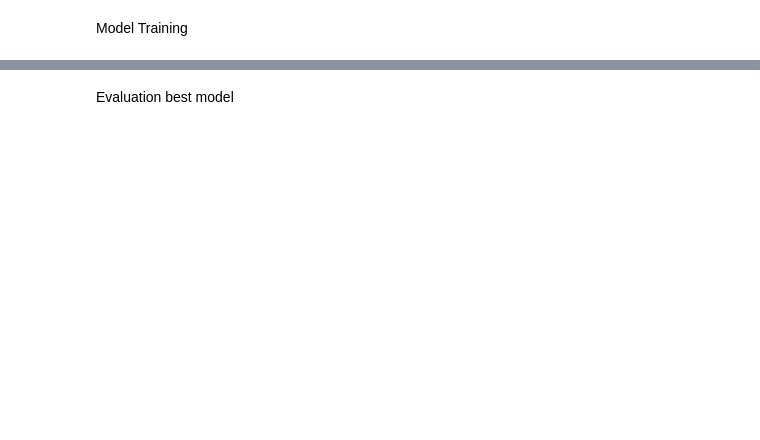
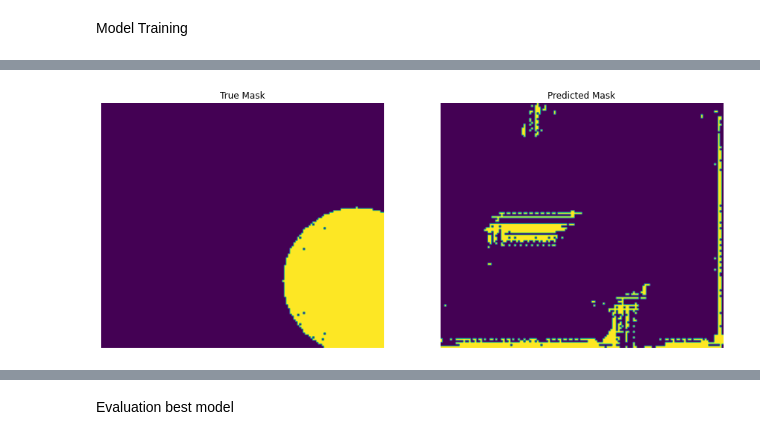
Before and after one commit to P1G1U/Thesis_AITronik, a Jupyter notebook: LiDAR Map/define_model.ipynb, the cells around one changed output, grey strips where cells are left out. Cells and saved outputs as stored; diff of their text form; code cells hidden in the pictures; blank space fills up the shorter version.

Commit message:
test lidar model light + add rot

```diff
--- a/LiDAR Map/define_model.ipynb
+++ b/LiDAR Map/define_model.ipynb
@@ -315,7 +297,7 @@ model.compile(optimizer = "adam",
 # %% [markdown]
 Data import
 # %%
-data = DAO("datasetmymap_unidir.csv")
+data = DAO("datasetmymap.csv")
 data.read()
 data.divide_data()
 # %%
@@ -343,12 +325,15 @@ TS_map = tf.reshape(TS_map,[-1,map_img.shape[0],map_img.shape[1]])
 # %%
 from sklearn.model_selection import train_test_split
 
-with open("data/datasetmymap_unidir_gridpos.csv", "r") as file:
+with open("data/datasetmymap_gridpos_r40.csv", "r") as file:
     laser_db_mask = pd.read_csv(file, delimiter=";",header=None).copy()
 
 masks = laser_db_mask.drop(columns=[0])
 
+if len(masks.values) > 2400:
+    masks = masks.head(2401)
+
 TR_x, TS_x, TR_masks, TS_masks = train_test_split(data.features, masks, test_size= 0.25, random_state= 42)
 
-TR_masks = tf.reshape(TR_masks,[-1,map_img.shape[0],map_img.shape[1]])
-TS_masks = tf.reshape(TS_masks,[-1,map_img.shape[0],map_img.shape[1]])
+TR_masks = tf.reshape(TR_masks,[-1,map_img.shape[0],map_img.shape[1],1])
+TS_masks = tf.reshape(TS_masks,[-1,map_img.shape[0],map_img.shape[1],1])
@@ -355,2 +342,19 @@ TS_masks = tf.reshape(TS_masks,[-1,map_img.shape[0],map_img.shape[1]])
+# %%
+def display(display_list):
+    plt.figure(figsize=(15,15))
+
+    title=["True Mask", "Predicted Mask"]
+
+    for i in range(len(display_list)):
+        plt.subplot(1, len(display_list), i+1)
+        plt.title(title[i])
+        plt.imshow(tf.keras.utils.array_to_img(display_list[i]))
+        plt.axis("off")
+    plt.show()
+
+def create_mask(pred_mask):
+    pred_mask = tf.argmax(pred_mask, axis=-1)
+    pred_mask = pred_mask[...,tf.newaxis]
+    return pred_mask[0]
 # %% [markdown]
 Model Training
@@ -360,0 +361,14 @@ sample = test[0]
+# %%
+test_map = TS_map[0]
+test_x = TS_x.values[0]
+
+test_map = tf.reshape(test_map,[1,map_img.shape[0],map_img.shape[1],1])
+test_x = tf.reshape(test_x,[1,720])
+
+pred_test_pos,pred_test_rot = model.predict([test_map,test_x])
+sample = create_mask(pred_test_pos)
+
+#pred_test = model.predict([test_map,test_x])
+#sample = create_mask(pred_test)
+
+sample_targets = data.TS_targets_pos[0]
@@ -361 +377,5 @@ sample = test[0]
+# %%
+display([TS_masks[0],sample])
+# %% [output]
+[figure, added]
 # %%
```
Also changed, not shown: parts of 13 cells of this notebook, 4 other files.
